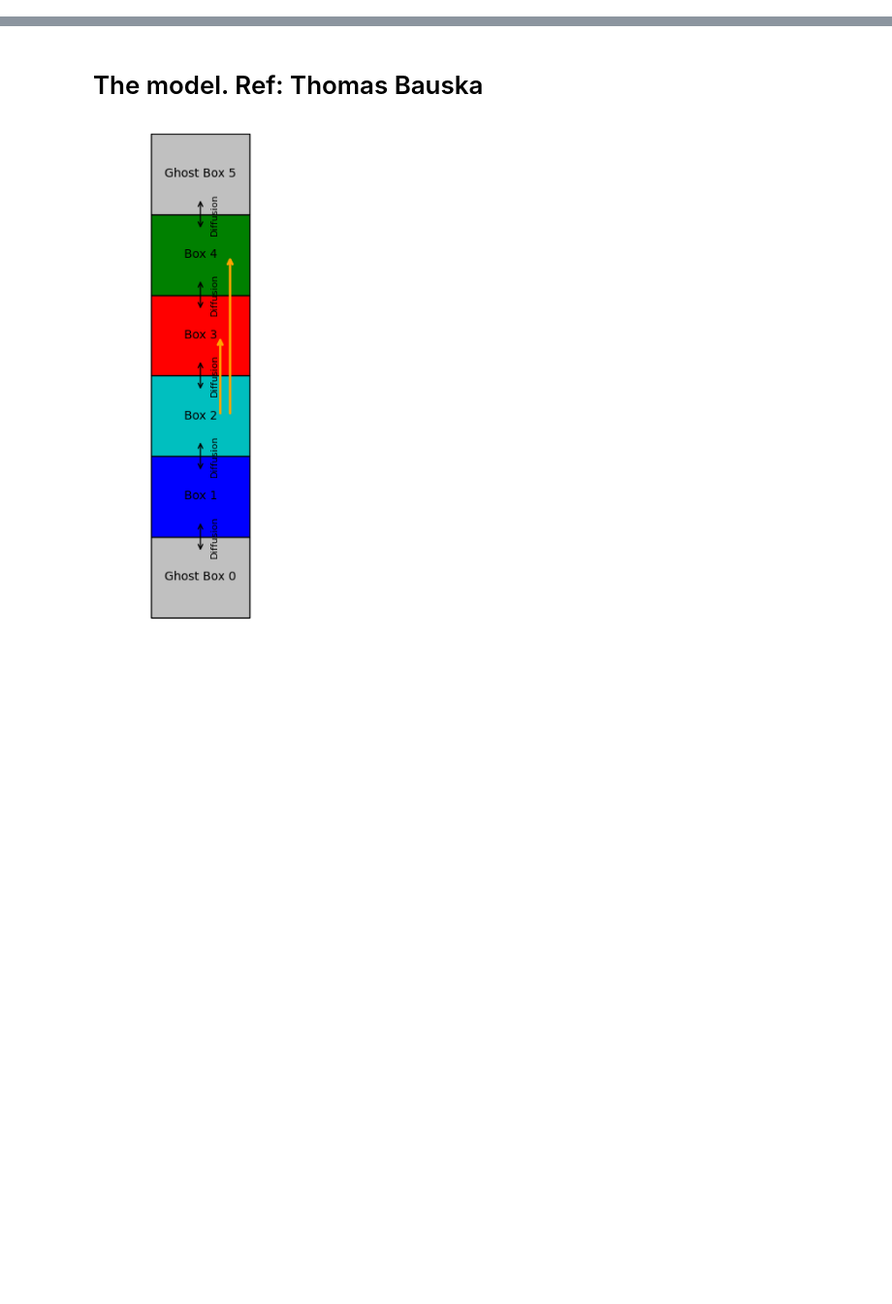
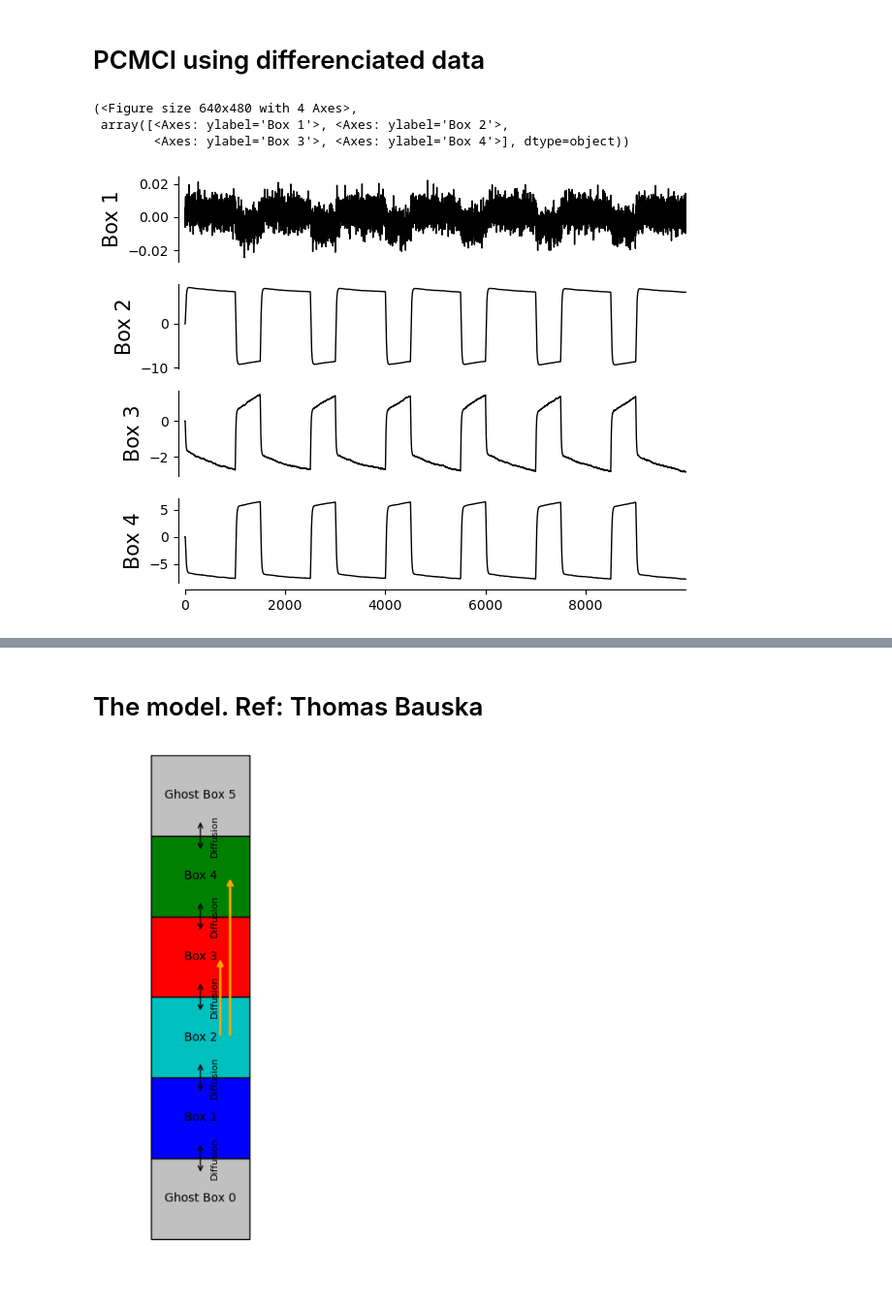
Before and after one commit to Peisong-Zheng/DO_causality, a Jupyter notebook: One_D_model_TBK_parcorr.ipynb, the cells around one changed output, grey strips where cells are left out. Shown: that part at 97% size. Saved outputs shown, nothing was run; the diff lists cells and outputs as text; code cells hidden in the pictures; blank space fills up the shorter version.

```diff
--- a/One_D_model_TBK_parcorr.ipynb
+++ b/One_D_model_TBK_parcorr.ipynb
@@ -0,0 +1,5 @@
+# %%
+
+from toolbox import OneDModel_TBK as ODM
+
+Temps, F, Fadv = ODM.OneDModel(show_figures=False)
@@ -0,0 +24,37 @@
+# %% [markdown]
+# PCMCI using differenciated data
+# %%
+import numpy as np
+import matplotlib.pyplot as plt
+import tigramite
+from tigramite import data_processing as pp
+from tigramite import plotting as tp
+from tigramite.pcmci import PCMCI
+from tigramite.independence_tests import parcorr, gpdc, cmiknn
+import pandas as pd
+
+idx = 1  # Index of the last simulation without noise
+# Convert the dictionary to an array suitable for Tigramite's DataFrame
+data_array = Temps[idx, 0, 1:5, :].T.copy()
+
+# For data_array, for the first column, replace it with its derivative
+first_col_diff = np.diff(data_array[:, 0])
+# drop the last row of data_array
+data_array = data_array[:-1, :]
+# replace the first column with the derivative
+data_array[:, 0] = first_col_diff
+
+
+# Create a Tigramite DataFrame object
+var_names = [f"Box {k+1}" for k in range(4)]
+
+# create adataframe called 'df4stationary_check' with the data_array and the variable names
+df4stationary_check= pd.DataFrame(data_array, columns=var_names)
+
+dataframe_TEMP = pp.DataFrame(data_array, datatime=np.arange(data_array.shape[0]), var_names=var_names)
+tp.plot_timeseries(dataframe_TEMP,label_fontsize=15,tick_label_size=10)
+# %% [output]
+(<Figure size 640x480 with 4 Axes>,
+ array([<Axes: ylabel='Box 1'>, <Axes: ylabel='Box 2'>,
+        <Axes: ylabel='Box 3'>, <Axes: ylabel='Box 4'>], dtype=object))
+[figure, added]
```
Also changed, not shown: parts of 21 cells of this notebook, 1 other file.
